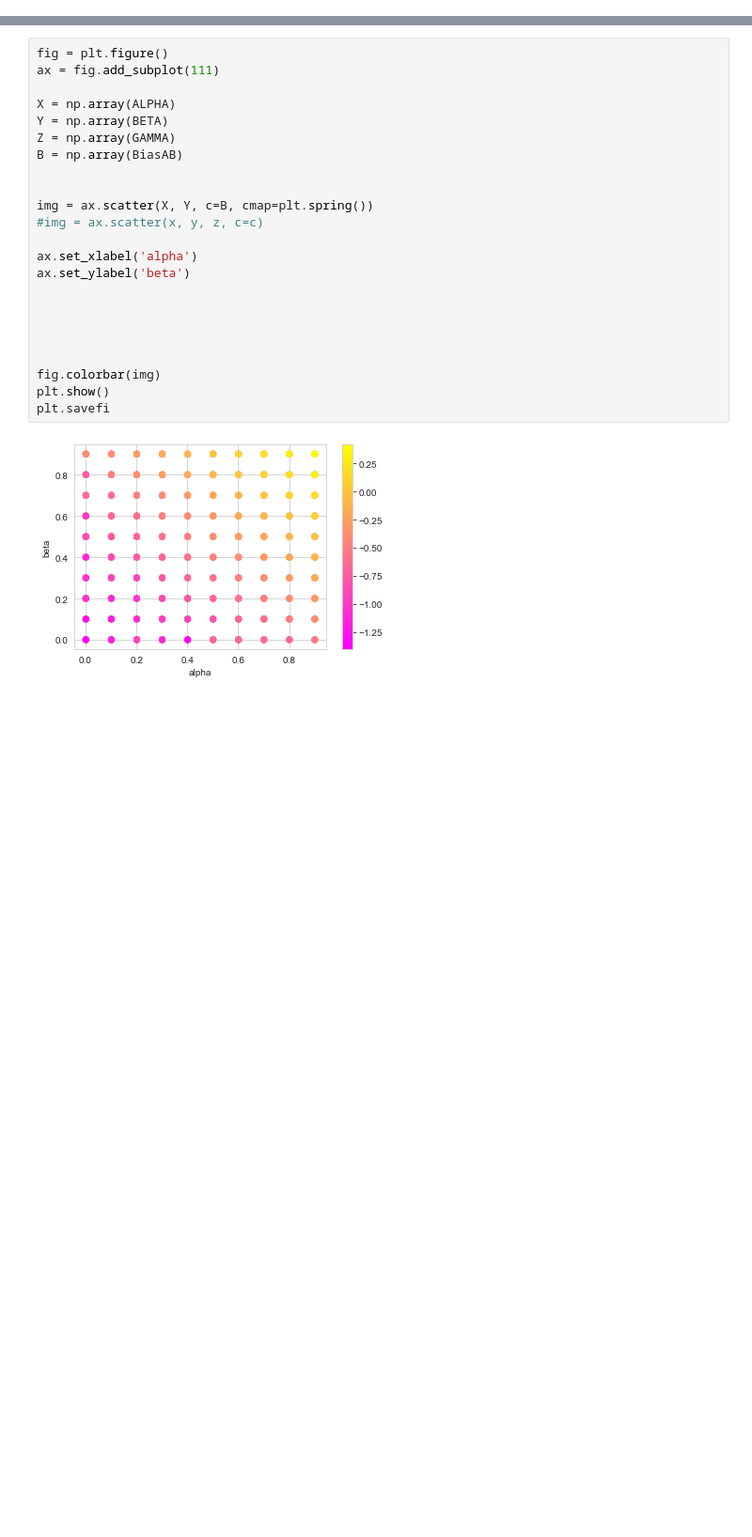
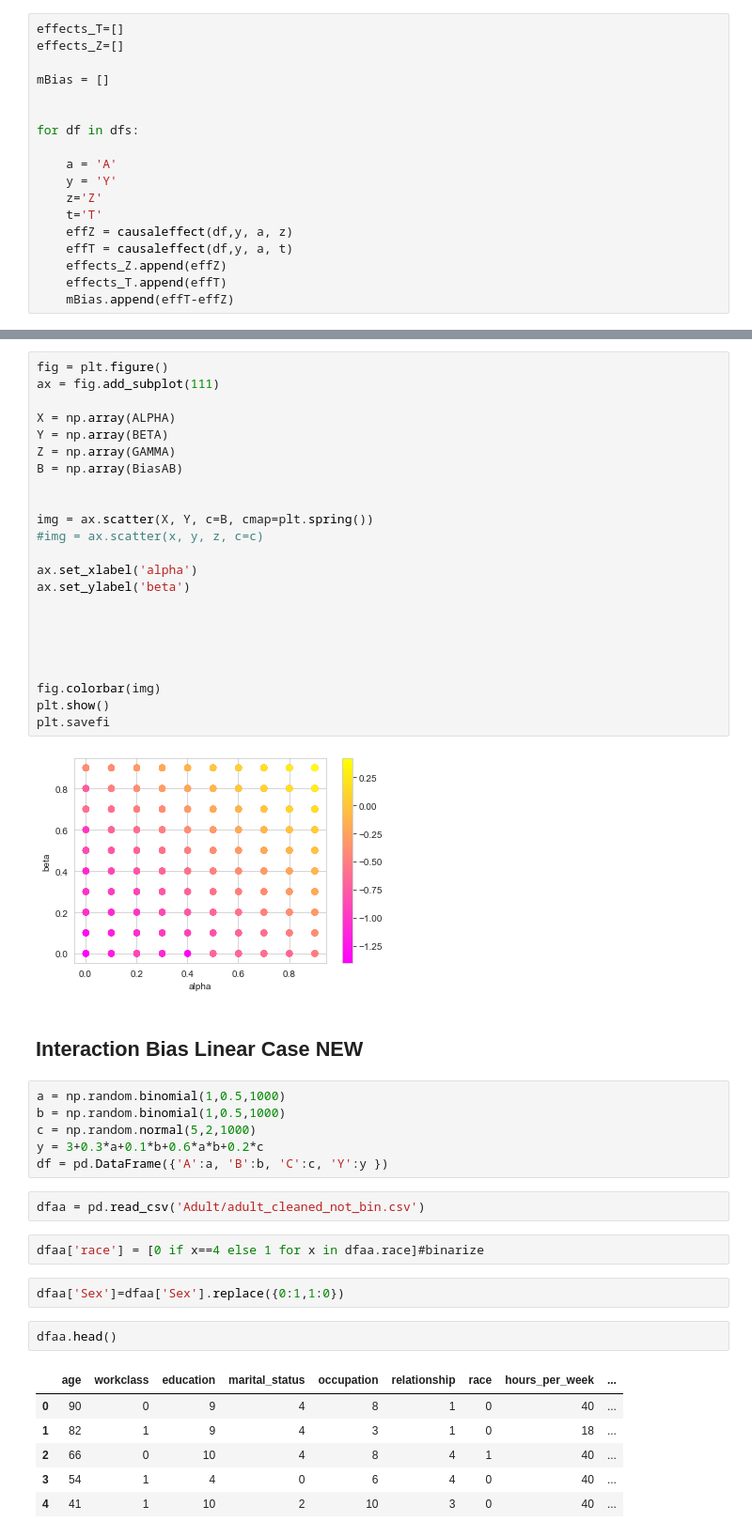
Before and after one commit to RuSaBin/DissectingCausalBiases, a Jupyter notebook: Code/Biases_RealData+InteractionBias_Synthetic.ipynb, the cells around one changed output, grey strips where cells are left out. Shown at 94% size. Drawn from its saved outputs; the diff is of its cells as text; blank space fills up the shorter version.

```diff
--- a/Biases_RealData+InteractionBias_Synthetic.ipynb
+++ b/Code/Biases_RealData+InteractionBias_Synthetic.ipynb
@@ -485,0 +729,18 @@ plt.savefig('interactionA.png',bbox_inches='tight', dpi=300)
+# %%
+effects_T=[]
+effects_Z=[]
+
+mBias = []
+
+
+for df in dfs:
+
+    a = 'A'
+    y = 'Y'
+    z='Z'
+    t='T'
+    effZ = causaleffect(df,y, a, z)
+    effT = causaleffect(df,y, a, t)
+    effects_Z.append(effZ)
+    effects_T.append(effT)
+    mBias.append(effT-effZ)
@@ -926,3 +1216,26 @@ plt.show()
 plt.savefi
 # %% [output]
 [figure]
+# %% [markdown]
+## Interaction Bias Linear Case NEW
+# %%
+a = np.random.binomial(1,0.5,1000)
+b = np.random.binomial(1,0.5,1000)
+c = np.random.normal(5,2,1000)
+y = 3+0.3*a+0.1*b+0.6*a*b+0.2*c
+df = pd.DataFrame({'A':a, 'B':b, 'C':c, 'Y':y })
+# %%
+dfaa = pd.read_csv('Adult/adult_cleaned_not_bin.csv')
+# %%
+dfaa['race'] = [0 if x==4 else 1 for x in dfaa.race]#binarize
+# %%
+dfaa['Sex']=dfaa['Sex'].replace({0:1,1:0})
+# %%
+dfaa.head()
+# %% [output]
+|  | age | workclass | education | marital_status | occupation | relationship | race | hours_per_week | ... |
+| 0 | 90 | 0 | 9 | 4 | 8 | 1 | 0 | 40 | ... |
+| 1 | 82 | 1 | 9 | 4 | 3 | 1 | 0 | 18 | ... |
+| 2 | 66 | 0 | 10 | 4 | 8 | 4 | 1 | 40 | ... |
+| 3 | 54 | 1 | 4 | 0 | 6 | 4 | 0 | 40 | ... |
+| 4 | 41 | 1 | 10 | 2 | 10 | 3 | 0 | 40 | ... |
```
Also changed, not shown: parts of 49 cells of this notebook, 43 other files.
